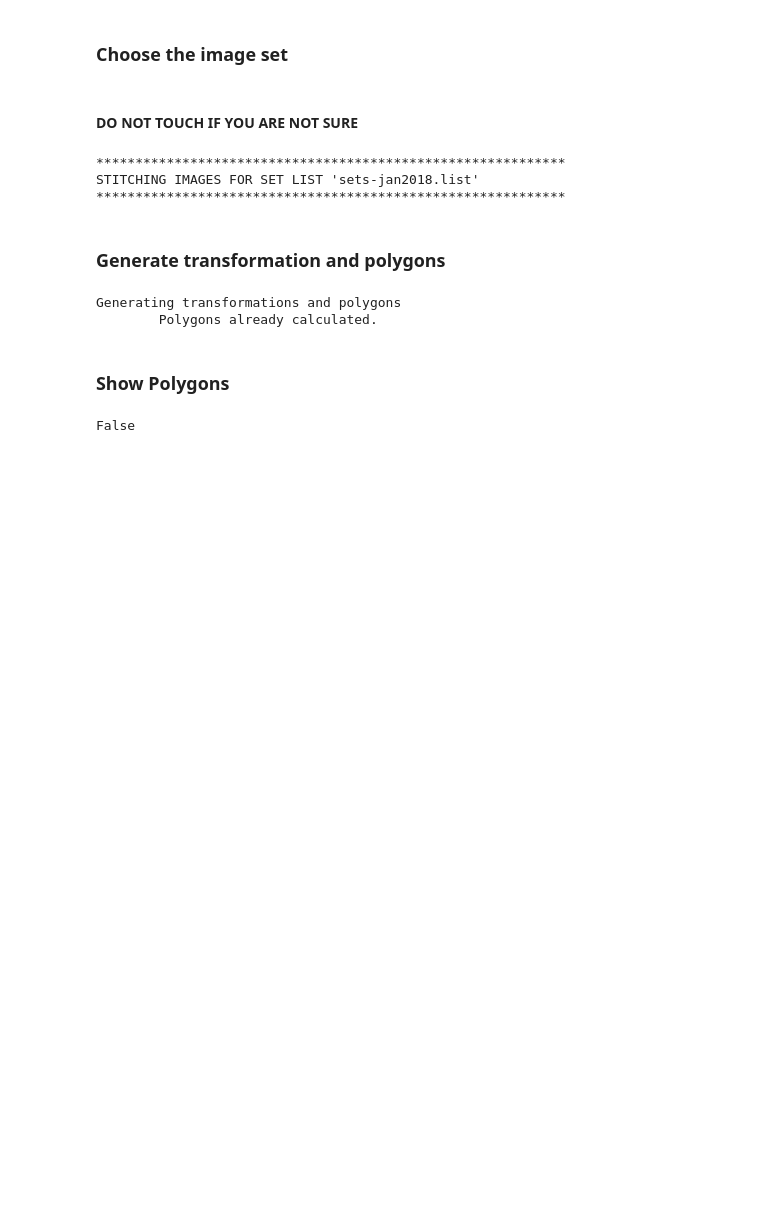
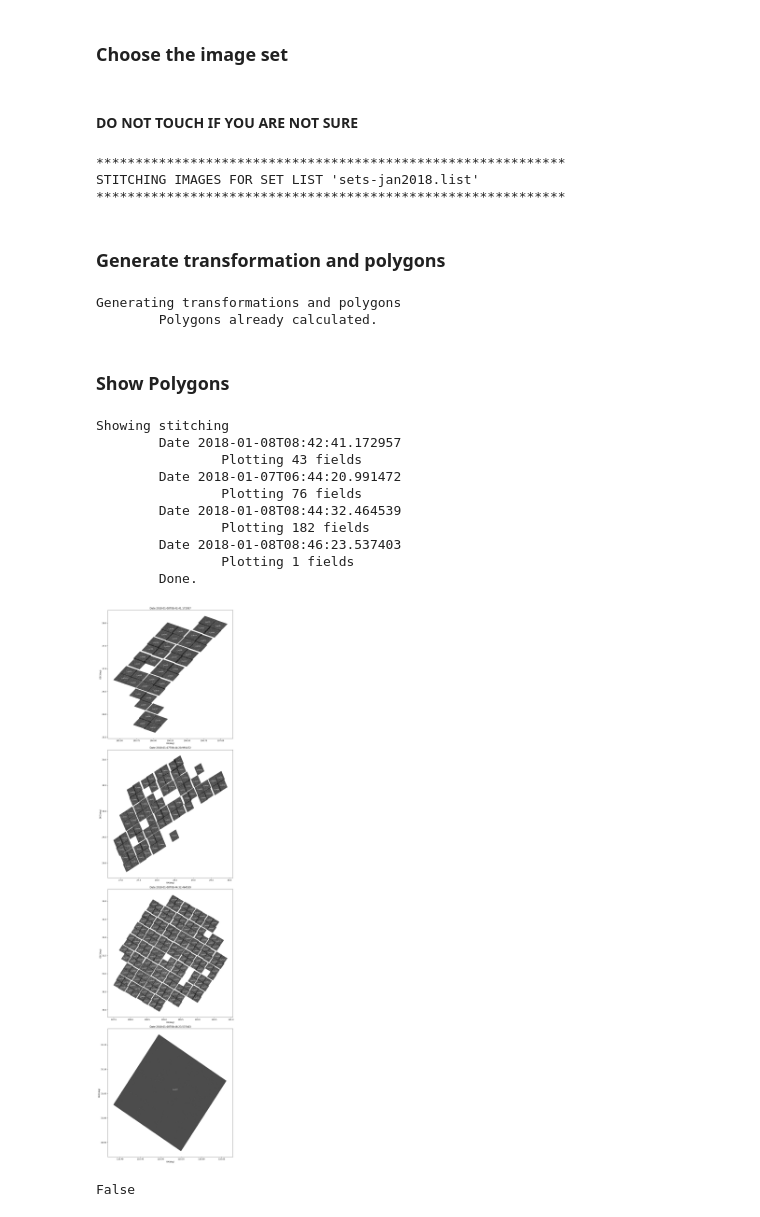
Before and after one commit to seap-udea/AIsteroid, a Jupyter notebook: stitch.ipynb, the cells around one changed output. Cells and saved outputs as stored; diff of their text form; code cells hidden in the pictures; blank space fills up the shorter version.

```diff
--- a/stitch.ipynb
+++ b/stitch.ipynb
@@ -28,7 +28,10 @@ SET_LIST_NAME=CONF.SET_LIST.split("/")[-1].replace(".list","")
 TEAMS_FILE=CONF.DATA_DIR+"sets/teams-%s.txt"%CONF.CAMPAIGN
 CAMPS_FILE=CONF.DATA_DIR+"sets/campaign-%s.txt"%CONF.CAMPAIGN
 
-REP_FILE=SET_LIST_NAME+"-report.aia"
+CONF.REP_DIR="data/reports/"
+PLOT_DIR=CONF.REP_DIR
+
+REP_FILE=CONF.REP_DIR+SET_LIST_NAME+"-report.aia"
 if os.path.isfile(REP_FILE):
     REP=pickle.load(open(REP_FILE,"rb"))
     sets=REP["sets"]
@@ -89,13 +92,12 @@ if not "pols" in REP.keys() or CONF.OVERWRITE:
         ny,nx=images[0]["data"].shape
         bs=polygonGen(0,0,nx,ny,7,4)
         bsky=np.array([tr(bs[i,:])[0] for i in range(bs.shape[0])])
-        pol=pat.Polygon(bsky,closed=True,color='r',alpha=0.2)
 
         #Preserve
-        pols[date_ini]+=[pol]
         wcs[date_ini]+=[tr]
+        pols[date_ini]+=[[ind,images[0],sources[sources.IMG==0],bsky]]
 
-        if i>30:break
+        #if i>100:break
 
     #Save
     REP["pols"]=pols
@@ -122,3 +116,54 @@ if CONF.QPLOT:
+# %%
+plotfile=PLOT_DIR+"stitch-%s.png"%SET_LIST_NAME
+CONF.OVERWRITE=1
+if CONF.QPLOT:
+    plt.ioff() ##Comment to see interactive figure
+
+    print0("Showing stitching")
+    if not os.path.isfile(plotfile) or CONF.OVERWRITE:
+
+        ndates=len(pols.keys())
+        fig,axs=plt.subplots(ndates,1,figsize=(10,10*ndates))
+
+        for i,date in enumerate(pols.keys()):
+            print("\tDate %s"%(date))
+            #if date!="2018-01-08T08:44:32.464539":continue
+            print("\t\tPlotting %d fields"%(len(pols[date])))
+            axs[i].set_title("Date %s"%date)
+            axs[i].set_xlabel("RA(deg)")
+            axs[i].set_ylabel("DEC(deg)")
+            j=0
+            for pol in pols[date]:
+                j+=1
+                indset,images,sources,bsky=pol
+                if np.abs(sources.RA.mean())<1e-3:continue
+                set_name=sets.loc[indset,"set_name"]
+                poli=pat.Polygon(bsky,closed=True,color='k',alpha=0.7)
+                axs[i].add_patch(poli)
+                axs[i].plot(sources.RA,sources.DEC,'wo',ms=0.1)
+                axs[i].text(sources.RA.mean(),sources.DEC.mean(),set_name[-8:],
+                                ha='center',va='center',fontsize=6,color='w')
+                #break
+
+        fig.tight_layout()
+        #waterMark(axs)
+        fig.savefig(plotfile)
+    else:
+        if CONF.QPLOT:print0("\tImage '%s' already generated."%plotfile)
+    print0("\tDone.")
+Image(filename=plotfile)
+# %% [output]
+Showing stitching
+        Date 2018-01-08T08:42:41.172957
+                Plotting 43 fields
+        Date 2018-01-07T06:44:20.991472
+                Plotting 76 fields
+        Date 2018-01-08T08:44:32.464539
+                Plotting 182 fields
+        Date 2018-01-08T08:46:23.537403
+                Plotting 1 fields
+        Done.
+[figure, added]
 # %%
 poly_proj = Polygon(bs)
 # %%
```
Also changed, not shown: parts of 3 cells of this notebook, 2 other files.
